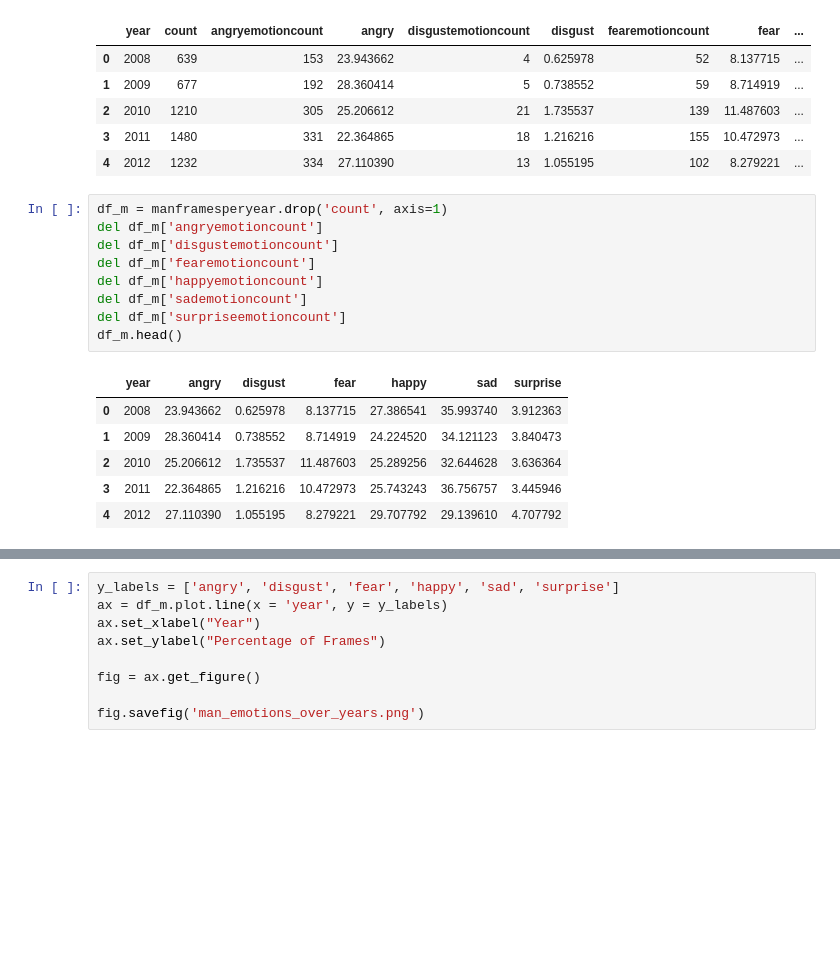
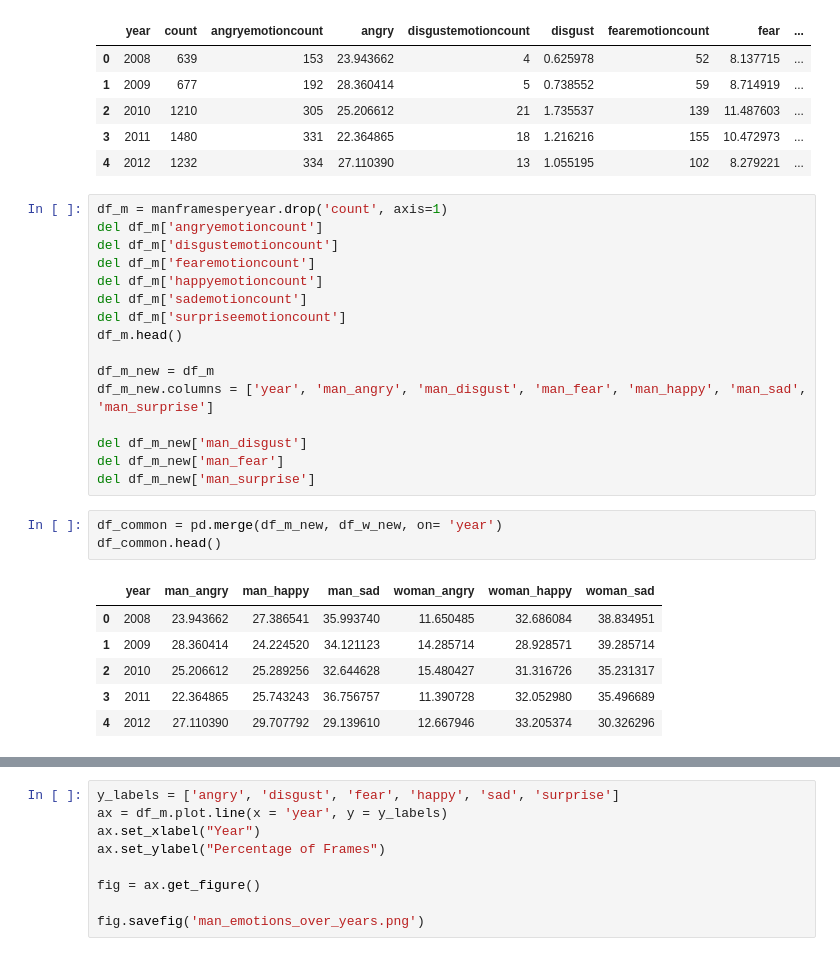
Before and after one commit to mayank26saxena/gender-bias-analysis-in-movies, a Jupyter notebook: plotting_graphs.ipynb, the cells around one changed output, grey strips where cells are left out. Drawn from its saved outputs; the diff is of its cells as text; blank space fills up the shorter version.

```diff
--- a/plotting_graphs.ipynb
+++ b/plotting_graphs.ipynb
@@ -127,10 +128,20 @@ del df_m['happyemotioncount']
 del df_m['sademotioncount']
 del df_m['surpriseemotioncount']
 df_m.head()
+
+df_m_new = df_m
+df_m_new.columns = ['year', 'man_angry', 'man_disgust', 'man_fear', 'man_happy', 'man_sad', 'man_surprise']
+
+del df_m_new['man_disgust']
+del df_m_new['man_fear']
+del df_m_new['man_surprise']
-# %% [output]
-|  | year | angry | disgust | fear | happy | sad | surprise |
-| 0 | 2008 | 23.943662 | 0.625978 | 8.137715 | 27.386541 | 35.993740 | 3.912363 |
-| 1 | 2009 | 28.360414 | 0.738552 | 8.714919 | 24.224520 | 34.121123 | 3.840473 |
-| 2 | 2010 | 25.206612 | 1.735537 | 11.487603 | 25.289256 | 32.644628 | 3.636364 |
-| 3 | 2011 | 22.364865 | 1.216216 | 10.472973 | 25.743243 | 36.756757 | 3.445946 |
-| 4 | 2012 | 27.110390 | 1.055195 | 8.279221 | 29.707792 | 29.139610 | 4.707792 |
+# %%
+df_common = pd.merge(df_m_new, df_w_new, on= 'year')
+df_common.head()
+# %% [output]
+|  | year | man_angry | man_happy | man_sad | woman_angry | woman_happy | woman_sad |
+| 0 | 2008 | 23.943662 | 27.386541 | 35.993740 | 11.650485 | 32.686084 | 38.834951 |
+| 1 | 2009 | 28.360414 | 24.224520 | 34.121123 | 14.285714 | 28.928571 | 39.285714 |
+| 2 | 2010 | 25.206612 | 25.289256 | 32.644628 | 15.480427 | 31.316726 | 35.231317 |
+| 3 | 2011 | 22.364865 | 25.743243 | 36.756757 | 11.390728 | 32.052980 | 35.496689 |
+| 4 | 2012 | 27.110390 | 29.707792 | 29.139610 | 12.667946 | 33.205374 | 30.326296 |
```
Also changed, not shown: parts of 3 cells of this notebook, 3 other files.
